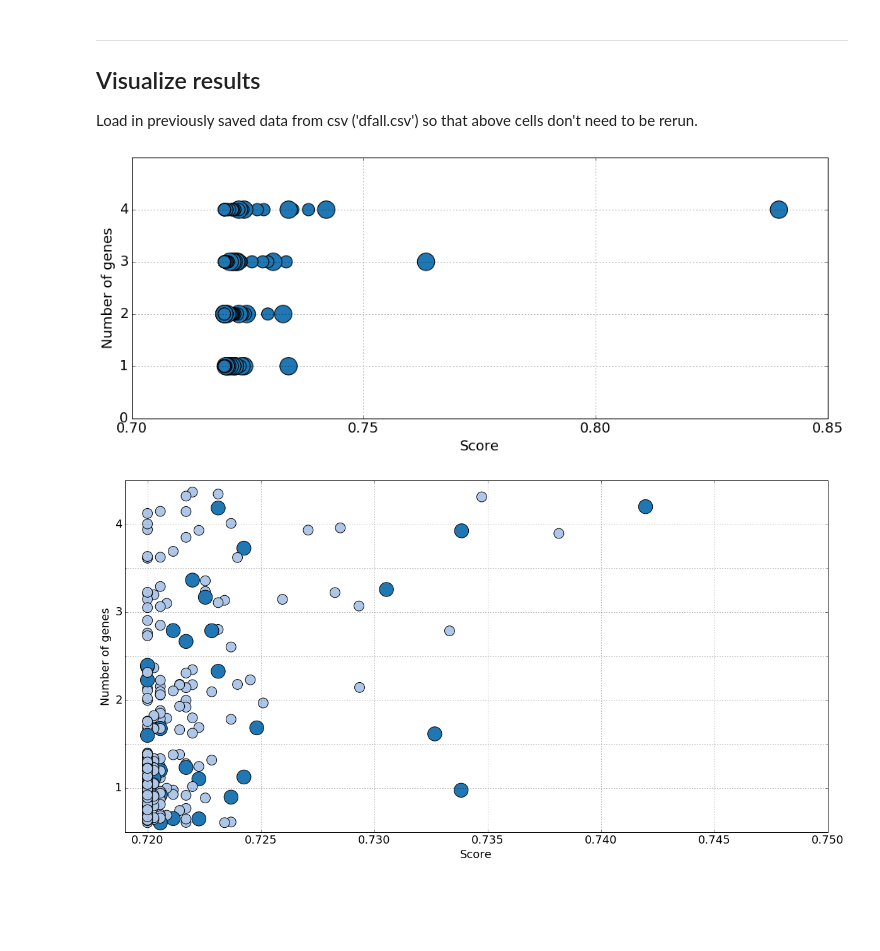
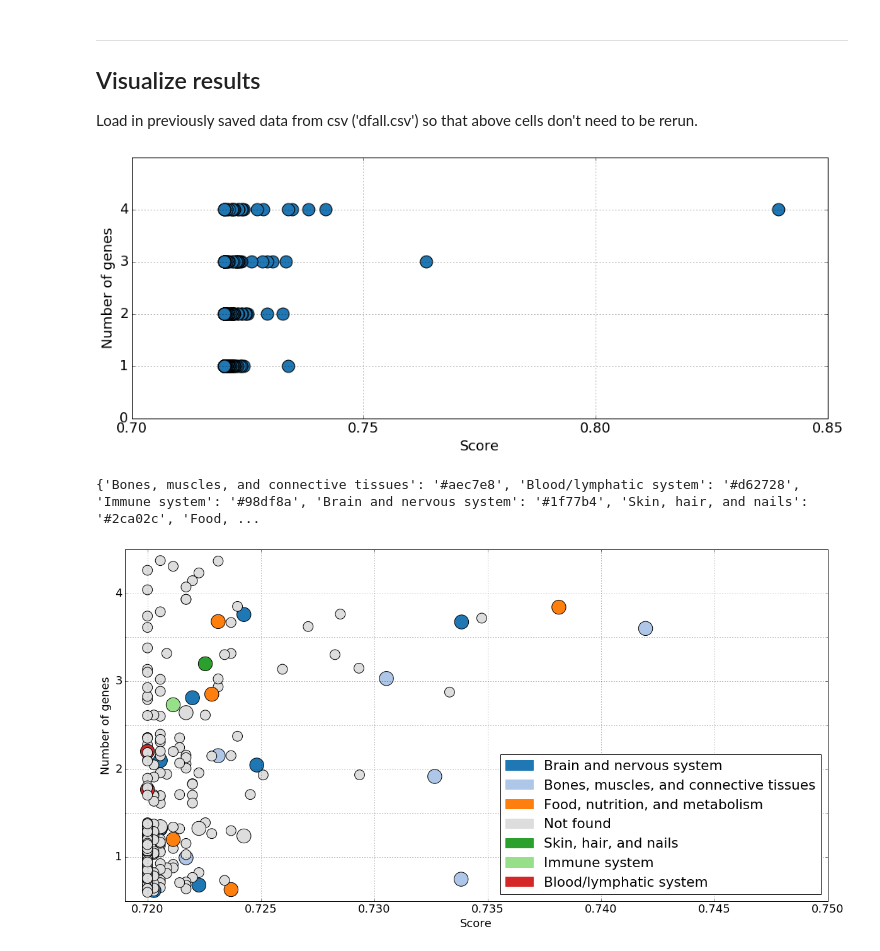
Before and after one commit to dbricare/datainc, a Jupyter notebook: genediseasedata.ipynb, the cells around one changed output. Drawn from its saved outputs; the diff is of its cells as text; code cells hidden in the pictures; blank space fills up the shorter version.

```diff
--- a/genediseasedata.ipynb
+++ b/genediseasedata.ipynb
@@ -190,0 +196,15 @@ Diseases remaining: 277
+# %%
+# Generate copy and keep first duplicate
+dfunique = dfthresh['diseaseName'].copy(deep=False)
+# dfunique.sort_values('score', ascending=False, inplace=True)
+dfunique.drop_duplicates(keep='first', inplace=True)
+
+# Check values removed
+# print('Entries removed:',dfthresh.shape[0]-dfunique.shape[0])
+dfrem = dfthresh.drop(dfunique.index)
+for i in range(dfrem.shape[0]):
+    currow = dfrem.diseaseName.iloc[i]
+    print('Removed:', currow)
+    print('Total found:', dfthresh.diseaseName[dfthresh['diseaseName']==currow].count())
+print('')
+print('Total unique diseases:', dfunique.shape[0])
@@ -202,8 +229,8 @@ alias['Glycogen Storage Disease Type IIb'] = 'Danon disease'
 alias['Primary hyperoxaluria type 1'] = 'primary hyperoxaluria'
 
 # Create list of disease names
-dfthresh.sort_values('score', ascending=False, inplace=True)
-idx = dfthresh.diseaseName.tolist()
+# dfthresh.sort_values('score', ascending=False, inplace=True)
+idx = dfunique.tolist()
 # print(idx)
 
 # Create list of urls
@@ -232,7 +259,7 @@ for url in urls:
     # If disease is not found and alias is known format appropriate idx (disease name) as url
     if len(res) == 0:
         if idx[count] in alias:
-            url = dburl+str.lower(alias[idx[count]].replace(' ','-'))
+            url = dburl+'condition/'+str.lower(alias[idx[count]].replace(' ','-'))
             res = soupify(url)
             if len(res) == 0:
                 res = [None, 'Not found. May be known by a different name.']
@@ -265,6 +276,7 @@ inciddata = np.column_stack((np.array(idx),np.array(incid)))
 # inciddata[0,:]
 
 dfjustincid = pd.DataFrame(inciddata, columns=['diseaseName', 'Incidence'])
-dfincid = pd.merge(dfthresh, dfincid, on='diseaseName')
+dfincid = pd.merge(dfthresh, dfjustincid, on='diseaseName', how='outer')
+print('dfincid.shape',dfincid.shape)
 dfincid.head()
 # %% [output]
@@ -374,7 +380,7 @@ plt.rc('font', size='18')
 
 
 fig, ax = plt.subplots(1, figsize=(16,6))
-ax.scatter(xx,yy, c=colorseq[0], s=areas, alpha=1)
+ax.scatter(xx,yy, c=colorseq[0], s=250, alpha=1)
 ax.yaxis.set_ticks(np.arange(0,5,1))
 ax.set_ylim(0,5)
 ax.xaxis.set_ticks(np.arange(0.7,0.9,0.05))
@@ -387,34 +393,48 @@ plt.grid(True)
 
 plt.show()
 # %% [output]
-[figure, old version]
+[figure, new version]
 # %%
-# Color code data points based on disease category
+# Zoom in on clustered regions, larger points have identified disease
+# Also color code data points based on disease category
 
-# Zoom in on clustered regions
 ptsize = 250
+areaidx = incididx
 areas = (areaidx*ptsize)+ptsize
-colors = [colorseq[1-b] for b in incididx]
+# colors = [colorseq[1-b] for b in incididx]
 
+uniqcat = dfall['diseaseCat'].unique()
+catclr = dict(zip(uniqcat.tolist(),colorseq[:len(uniqcat)]))
+catclr['Not found'] = '#dddddd'
+print(catclr)
 
 plt.rc('font', size='18')
 
 # Scatter points for better readability
+np.random.seed(1)
 rndm = (np.random.random(yy.shape) - 0.5) * 0.8
+
+colors = [catclr[cat] for cat in dfall['diseaseCat']]
 
 fig, ax = plt.subplots(1, figsize=(20,10))
 ax.scatter(xx,yy+rndm, c=colors, s=areas, alpha=1)
 ax.yaxis.set_ticks(np.arange(0,5,1))
 ax.set_ylim(0.5,4.5)
 ax.xaxis.set_ticks(np.arange(0.7,0.81,0.005))
 ax.set_xlim(0.719, 0.75)
 ax.set_xlabel('Score')
 ax.set_ylabel('Number of genes')
 ax.yaxis.set_minor_locator(ticker.AutoMinorLocator(2))
 ax.grid(True, which='both')
 
+patches = []
+for lbl in uniqcat:
+    patches.append(mpatches.Patch(color=catclr[lbl], label=lbl))
+ax.legend(handles=patches, loc='lower right')
+
 # ax.grid(color='k', linestyle='dotted', which='both', axis='both', linewidth=1)
 
 plt.show()
 # %% [output]
+{'Bones, muscles, and connective tissues': '#aec7e8', 'Blood/lymphatic system': '#d62728', 'Immune system': '#98df8a', 'Brain and nervous system': '#1f77b4', 'Skin, hair, and nails': '#2ca02c', 'Food, ...
-[figure, old version]
+[figure, new version]
```
Also changed, not shown: parts of 13 cells of this notebook, 1 other file.
